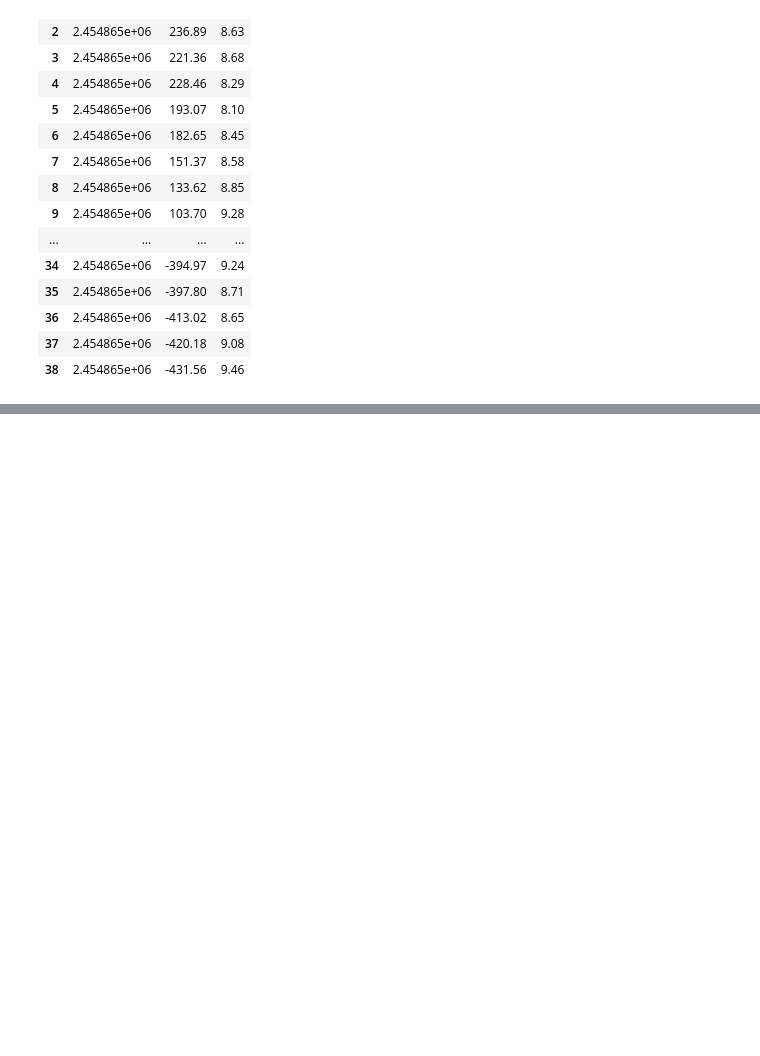
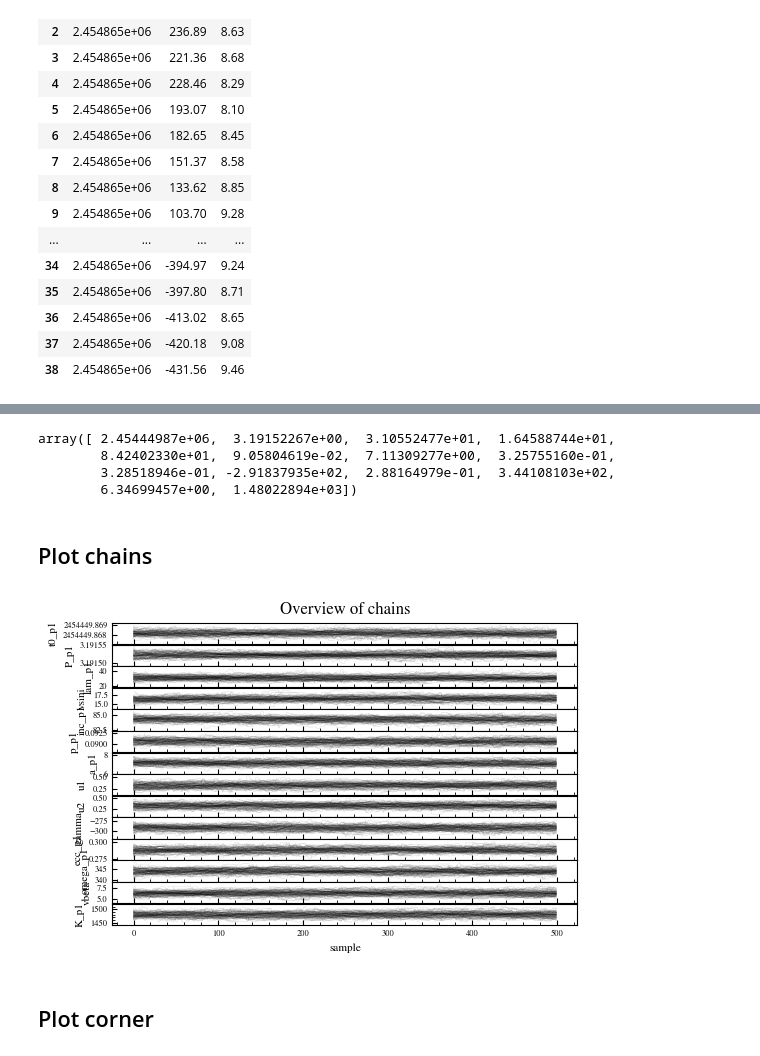
Before and after one commit to gummiks/rmfit, a Jupyter notebook: notebooks/02 - Example Data - XO-3b.ipynb, the cells around one changed output, grey strips where cells are left out. Cells and saved outputs as stored; diff of their text form; code cells hidden in the pictures; blank space fills up the shorter version.

```diff
--- a/notebooks/02 - Example Data - XO-3b.ipynb
+++ b/notebooks/02 - Example Data - XO-3b.ipynb
@@ -109,0 +138,16 @@ TF.plot_lc_mcmc_fit()
+# %%
+# The min values are recorded in the following attribute
+TF.min_pv_mcmc
+# %% [output]
+array([ 2.45444987e+06,  3.19152267e+00,  3.10552477e+01,  1.64588744e+01,
+        8.42402330e+01,  9.05804619e-02,  7.11309277e+00,  3.25755160e-01,
+        3.28518946e-01, -2.91837935e+02,  2.88164979e-01,  3.44108103e+02,
+        6.34699457e+00,  1.48022894e+03])
+# %% [markdown]
+## Plot chains
+# %%
+rmfit.mcmc_help.plot_chains(TF.sampler.chain,labels=TF.lpf.ps_vary.labels)
+# %% [output]
+[figure, added]
+# %% [markdown]
+## Plot corner
```
Also changed, not shown: parts of 19 cells of this notebook, 7 other files.
